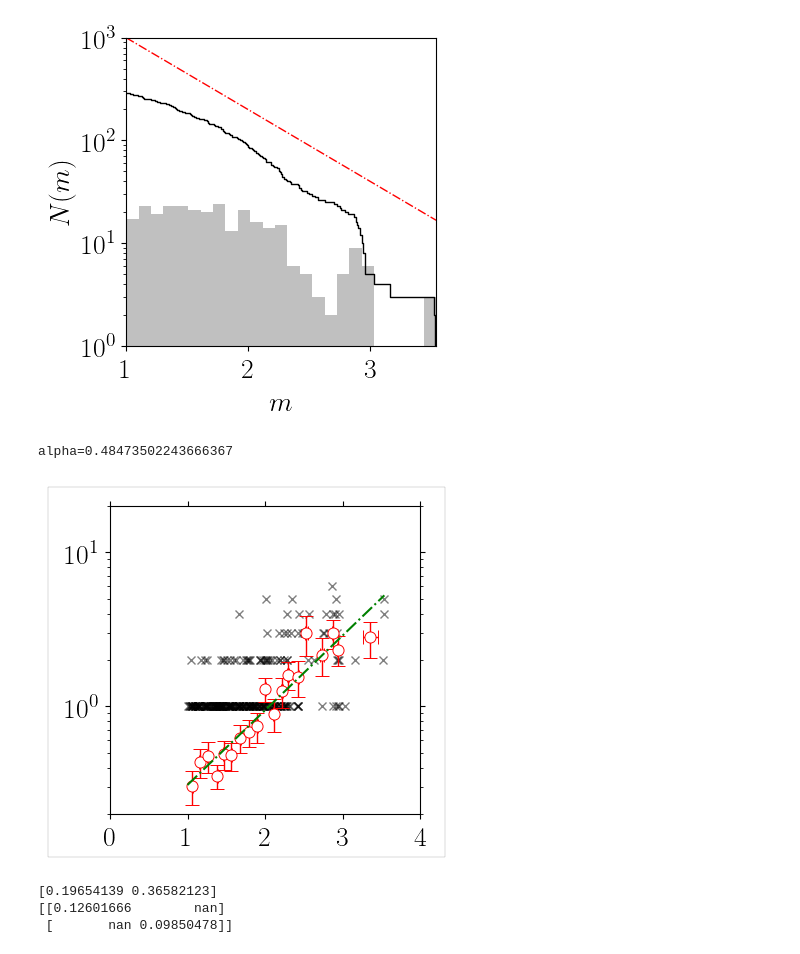
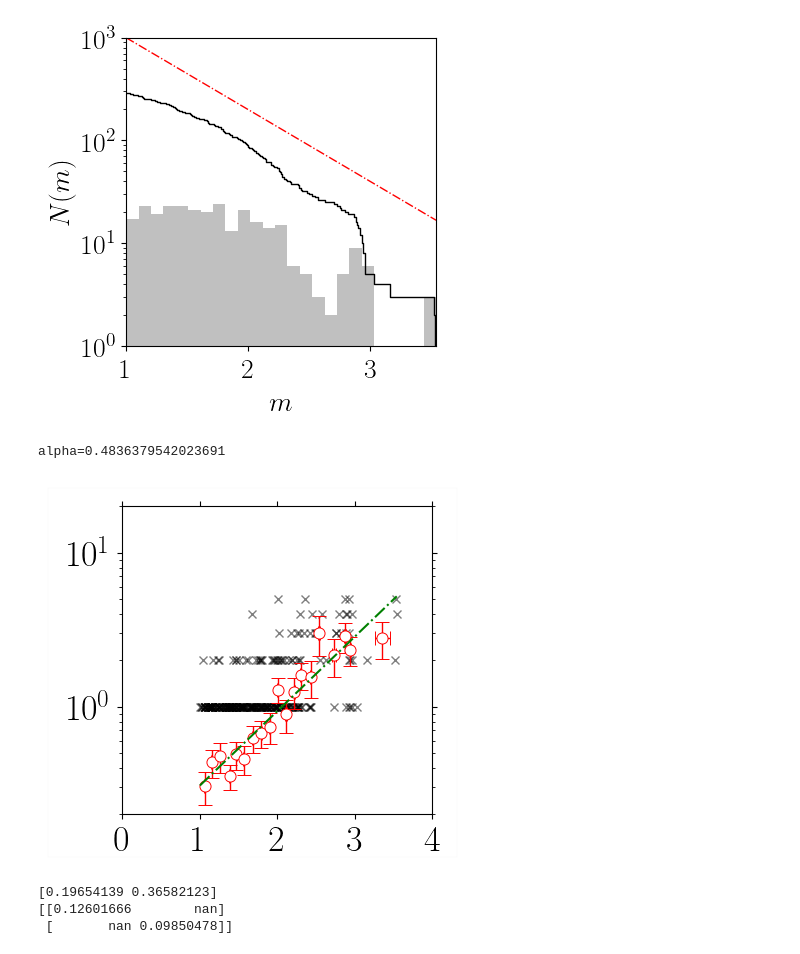
Before and after one commit to kkarimi62/Swarm, a Jupyter notebook: swarmCaldera2nd.ipynb, the cells around one changed output. Drawn from its saved outputs; the diff is of its cells as text; code cells hidden in the pictures.

```diff
--- a/swarmCaldera2nd.ipynb
+++ b/swarmCaldera2nd.ipynb
@@ -1419,6 +1419,13 @@ for i in xrange(nsamp):
 #plt.subplot(2,1,2)
 #plt.pcolormesh(np.log(N_sparse_rnd.toarray()),cmap='jet')
 # %%
+mpl.rcParams.update(mpl.rcParamsDefault)
+warnings.filterwarnings('ignore') #--- get rid of warnings
+
+rc('text', usetex=True)
+font = {'size'   : 26}
+matplotlib.rc('font', **font)
+
 #---------------------------
 #--- compute threshold n_th
 #---------------------------
@@ -1611,7 +1618,7 @@ edges_actual, hist_actual, cdf_actual = HIST( nij, 1024 )
 #--------------------
 #--- plot scattered
 #--------------------
-fig = plt.figure(figsize=(8.5,4))
+fig = plt.figure(figsize=(4,4))
 
 
 #--------------------
@@ -1619,7 +1626,7 @@ fig = plt.figure(figsize=(8.5,4))
 #--------------------
 #for nn, index, title in zip([ nij, Nij_rnd ],xrange(2),['actual','randomized']):
 for nn, index, title in zip([ nij ],xrange(2),['actual']):
-    ax = fig.add_subplot(1,2,index+1)
+    ax = fig.add_subplot(111) #,2,index+1)
     #--- interpolate
     heatmap=GetInterpolatedData(nn,(TMIN,TMAX),(RMIN,RMAX))
     ax.pcolormesh(heatmap.T,cmap='coolwarm')
@@ -1644,7 +1651,8 @@ for nn, index, title in zip([ nij ],xrange(2),['actual']):
     ax.set_xlim(ax.axis()[0],ax.axis()[1])
     ax.set_ylim(ax.axis()[2],ax.axis()[3])
     #--- plot
-    DrawFrame(ax, (0.2,0.08),(0.16,0.08),0.1)
+    DrawFrame(ax, (0.25,0.08),(0.16,0.08),0.01)
+
     ax.scatter(xx,
               yy,
                alpha=1,color='black',s=0.01)
@@ -1654,4 +1662,11 @@ for nn, index, title in zip([ nij ],xrange(2),['actual']):
     ax.plot( xx, yy,color='white',linewidth=0.0)
 
 fig.savefig('%s/densityMaps.png'%DIR_OUTPT_figs,bbox_inches='tight',dpi=150)
+#---
+mpl.rcParams.update(mpl.rcParamsDefault)
+warnings.filterwarnings('ignore') #--- get rid of warnings
+
+rc('text', usetex=True)
+font = {'size'   : 20}
+matplotlib.rc('font', **font)
 # %% [output]
@@ -2071,6 +2086,13 @@ plt.savefig('%s/gr.png'%DIR_OUTPT_figs,dpi=300,bbox_inches='tight',transparent=T
 [figure]
 # %%
 #--- productivity relation
+
+mpl.rcParams.update(mpl.rcParamsDefault)
+warnings.filterwarnings('ignore') #--- get rid of warnings
+
+rc('text', usetex=True)
+font = {'size'   : 26}
+matplotlib.rc('font', **font)
 
 import numpy as np
 import math
@@ -2225,7 +2247,7 @@ xmax=np.floor(ax.axis()[1])
 nbin = xmax - xmin
 ax.set_xticks(np.linspace(xmin,xmax,int(nbin)+1))
 
-DrawFrame(ax, (0.2,0.08),(0.14,0.06),0.1,LOG_Y=True)
+DrawFrame(ax, (0.24,0.08),(0.14,0.06),0.01,LOG_Y=True)
 
 #from scipy.optimize import curve_fit
 def func(x,alpha,c):
@@ -2235,35 +2257,41 @@ def func(x,alpha,c):
 popt = numpy.polyfit(m_mean,numpy.log10(N_as), 1)
 popt[1] = 10**(popt[1])
 
 mm = swarm_lohi['magnitude'].loc[df_zeros.index].tolist() + \
      swarm_lohi['magnitude'].loc[df_nn.index].tolist() #swarm_lohi[swarm_lohi['magnitude']>=mc]['magnitude']
 mm = np.array(mm)
 mm=list(set(mm))
 mm.sort()
 mm=np.array(mm)
 ax.plot(mm,func(mm,*popt),'-.g',zorder=3)
 print 'alpha=%s'%popt[0]
 #print pconv**0.5
 
 plt.savefig('%s/prod.png'%DIR_OUTPT_figs,dpi=150,bbox_inches='tight')
 
+mpl.rcParams.update(mpl.rcParamsDefault)
+warnings.filterwarnings('ignore') #--- get rid of warnings
+
+rc('text', usetex=True)
+font = {'size'   : 20}
+matplotlib.rc('font', **font)
 
 #fig = plt.figure(figsize=(4,4),frameon=True)
 #ax = fig.add_subplot(111)
 #ax.plot(m, np.append(N_as,N_as[-1]), linestyle='-', drawstyle='steps-post',color='red')
 #ax.errorbar(m_mean,N_as,
 #            yerr=err_N,xerr=m_err,
 #            markerfacecolor='white',
 #            fmt='o', markersize=8,color='red',markeredgewidth=0.7,
 #            linewidth=.5,
 #            barsabove=None,capsize=5,capthick=1,elinewidth=1)
 #ax.set_xlim(np.floor(m_min),np.ceil(m_max))
 #ax.set_ylim(0.1,1000)
 #ax.set_yscale('log')
 #ax.set_xticks(np.linspace(xmin,xmax,int(nbin)+1))
 # %% [output]
-alpha=0.48473502243666367
+alpha=0.4836379542023691
-[figure, old version]
+[figure, new version]
 # %%
 #--- choose bins for rho and lambda
 
```
Also changed, not shown: parts of 3 cells of this notebook, 15 other files.
